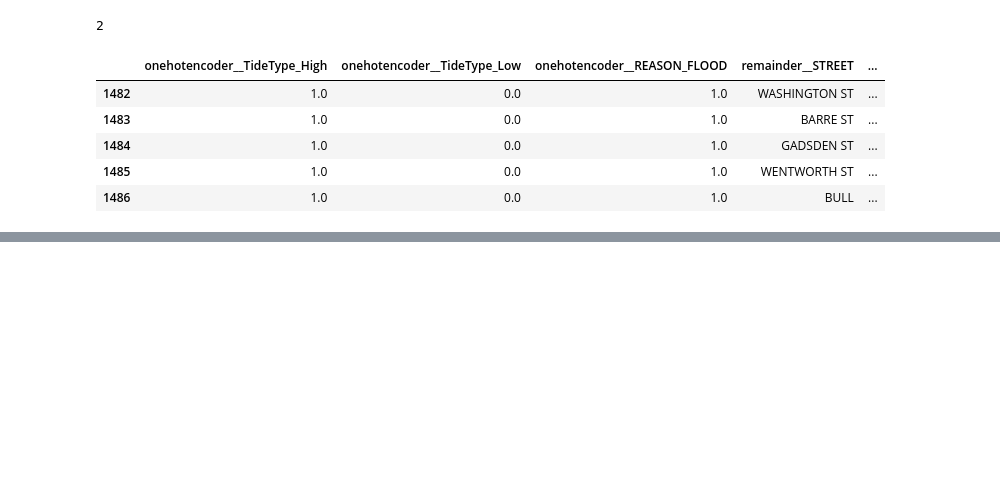
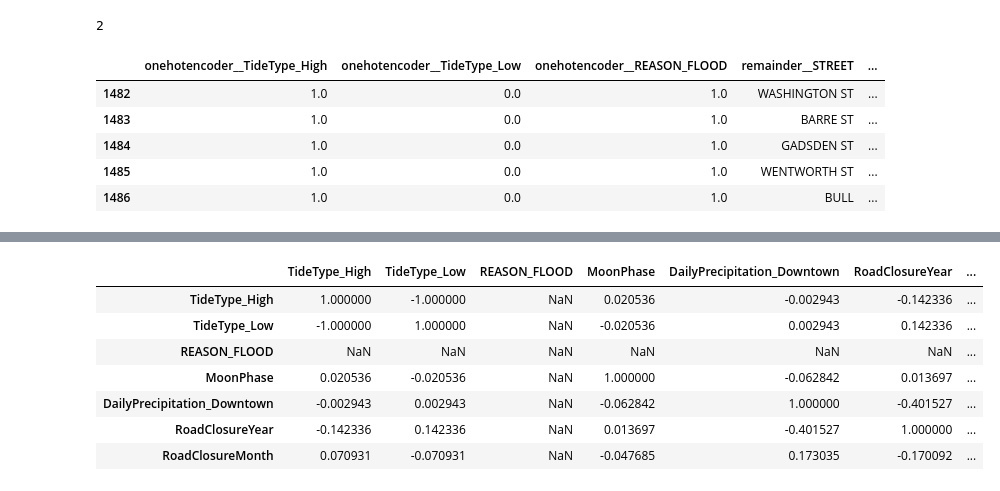
Before and after one commit to schreibergn/Data534Project-, a Jupyter notebook: DowntownFlood.ipynb, the cells around one changed output, grey strips where cells are left out. Saved outputs shown, nothing was run; the diff lists cells and outputs as text; code cells hidden in the pictures; blank space fills up the shorter version.

```diff
--- a/DowntownFlood.ipynb
+++ b/DowntownFlood.ipynb
@@ -448,0 +481,12 @@ KeyError: 'TideType_High'
+# %%
+transformed_dfwork2.corr()
+#notes: closure month and year corr with precip
+# %% [output]
+|  | TideType_High | TideType_Low | REASON_FLOOD | MoonPhase | DailyPrecipitation_Downtown | RoadClosureYear | ... |
+| TideType_High | 1.000000 | -1.000000 | NaN | 0.020536 | -0.002943 | -0.142336 | ... |
+| TideType_Low | -1.000000 | 1.000000 | NaN | -0.020536 | 0.002943 | 0.142336 | ... |
+| REASON_FLOOD | NaN | NaN | NaN | NaN | NaN | NaN | ... |
+| MoonPhase | 0.020536 | -0.020536 | NaN | 1.000000 | -0.062842 | 0.013697 | ... |
+| DailyPrecipitation_Downtown | -0.002943 | 0.002943 | NaN | -0.062842 | 1.000000 | -0.401527 | ... |
+| RoadClosureYear | -0.142336 | 0.142336 | NaN | 0.013697 | -0.401527 | 1.000000 | ... |
+| RoadClosureMonth | 0.070931 | -0.070931 | NaN | -0.047685 | 0.173035 | -0.170092 | ... |
```
Also changed, not shown: parts of 20 cells of this notebook.
